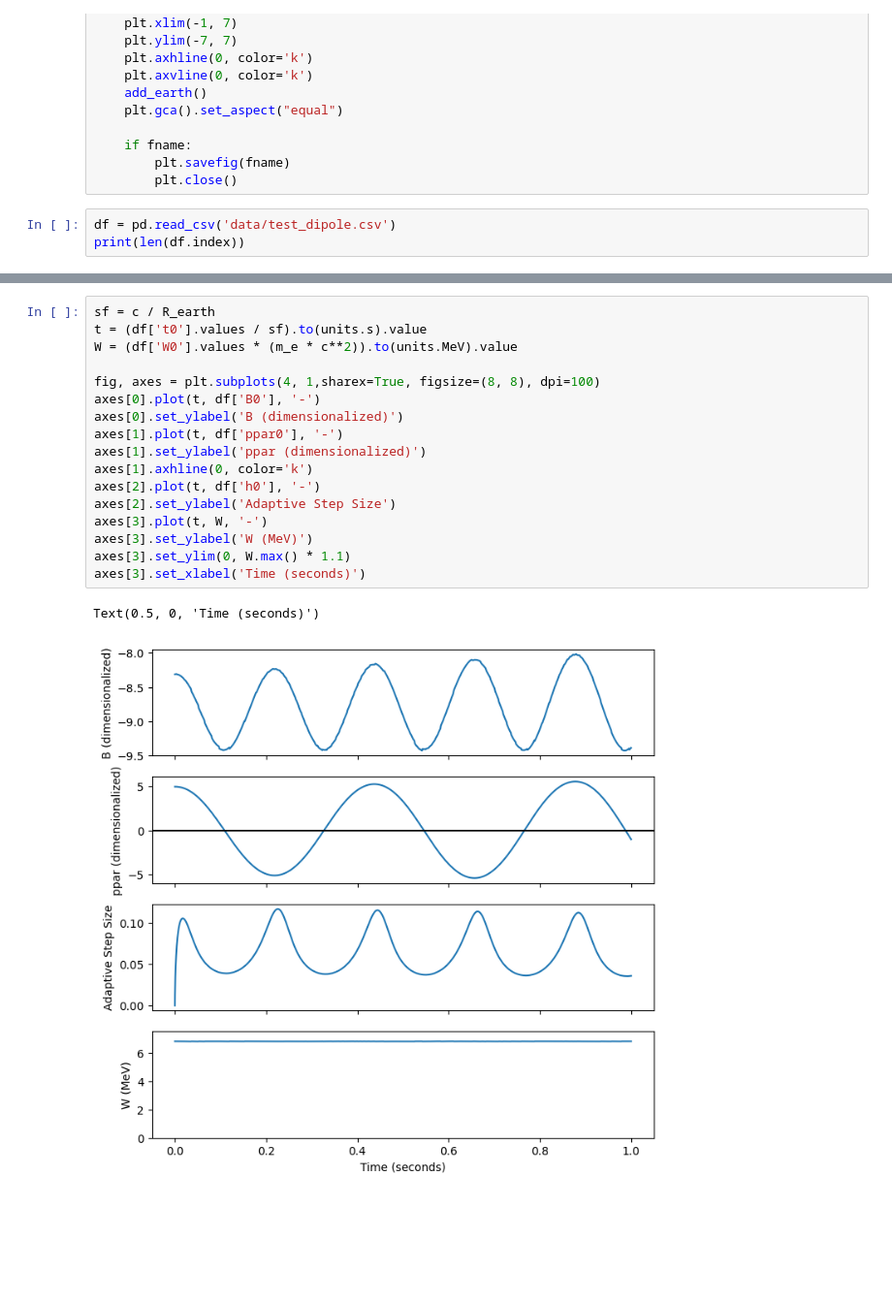
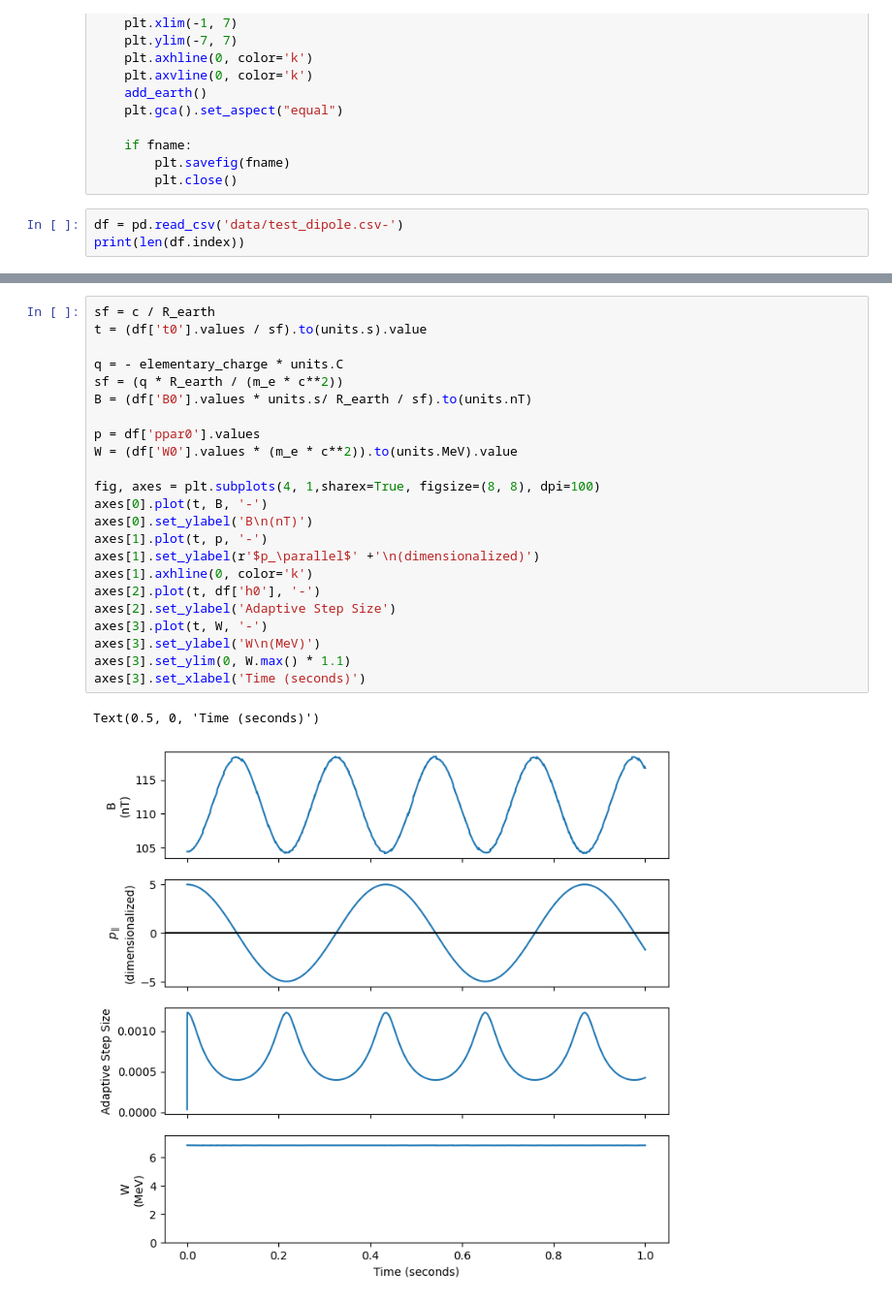
Before and after one commit to ddasilva/disco, a Jupyter notebook: Visualize.ipynb, the cells around one changed output, grey strips where cells are left out. Shown at 97% size. Drawn from its saved outputs; the diff is of its cells as text; blank space fills up the shorter version.

```diff
--- a/Visualize.ipynb
+++ b/Visualize.ipynb
@@ -42,6 +43,6 @@ def plot(df_sub, fname=None):
         plt.savefig(fname)
         plt.close()
 # %%
-df = pd.read_csv('data/test_dipole.csv')
+df = pd.read_csv('data/test_dipole.csv-')
 print(len(df.index))
 # %% [output]
@@ -58,20 +59,26 @@ df.head()
 # %%
 sf = c / R_earth
 t = (df['t0'].values / sf).to(units.s).value
+
+q = - elementary_charge * units.C
+sf = (q * R_earth / (m_e * c**2))
+B = (df['B0'].values * units.s/ R_earth / sf).to(units.nT)
+
+p = df['ppar0'].values
 W = (df['W0'].values * (m_e * c**2)).to(units.MeV).value
 
 fig, axes = plt.subplots(4, 1,sharex=True, figsize=(8, 8), dpi=100)
-axes[0].plot(t, df['B0'], '-')
-axes[0].set_ylabel('B (dimensionalized)')
-axes[1].plot(t, df['ppar0'], '-')
-axes[1].set_ylabel('ppar (dimensionalized)')
+axes[0].plot(t, B, '-')
+axes[0].set_ylabel('B\n(nT)')
+axes[1].plot(t, p, '-')
+axes[1].set_ylabel(r'$p_\parallel$' +'\n(dimensionalized)')
 axes[1].axhline(0, color='k')
 axes[2].plot(t, df['h0'], '-')
 axes[2].set_ylabel('Adaptive Step Size')
 axes[3].plot(t, W, '-')
-axes[3].set_ylabel('W (MeV)')
+axes[3].set_ylabel('W\n(MeV)')
 axes[3].set_ylim(0, W.max() * 1.1)
 axes[3].set_xlabel('Time (seconds)')
 # %% [output]
 Text(0.5, 0, 'Time (seconds)')
-[figure, old version]
+[figure, new version]
```
Also changed, not shown: parts of 7 cells of this notebook, 2 other files.
